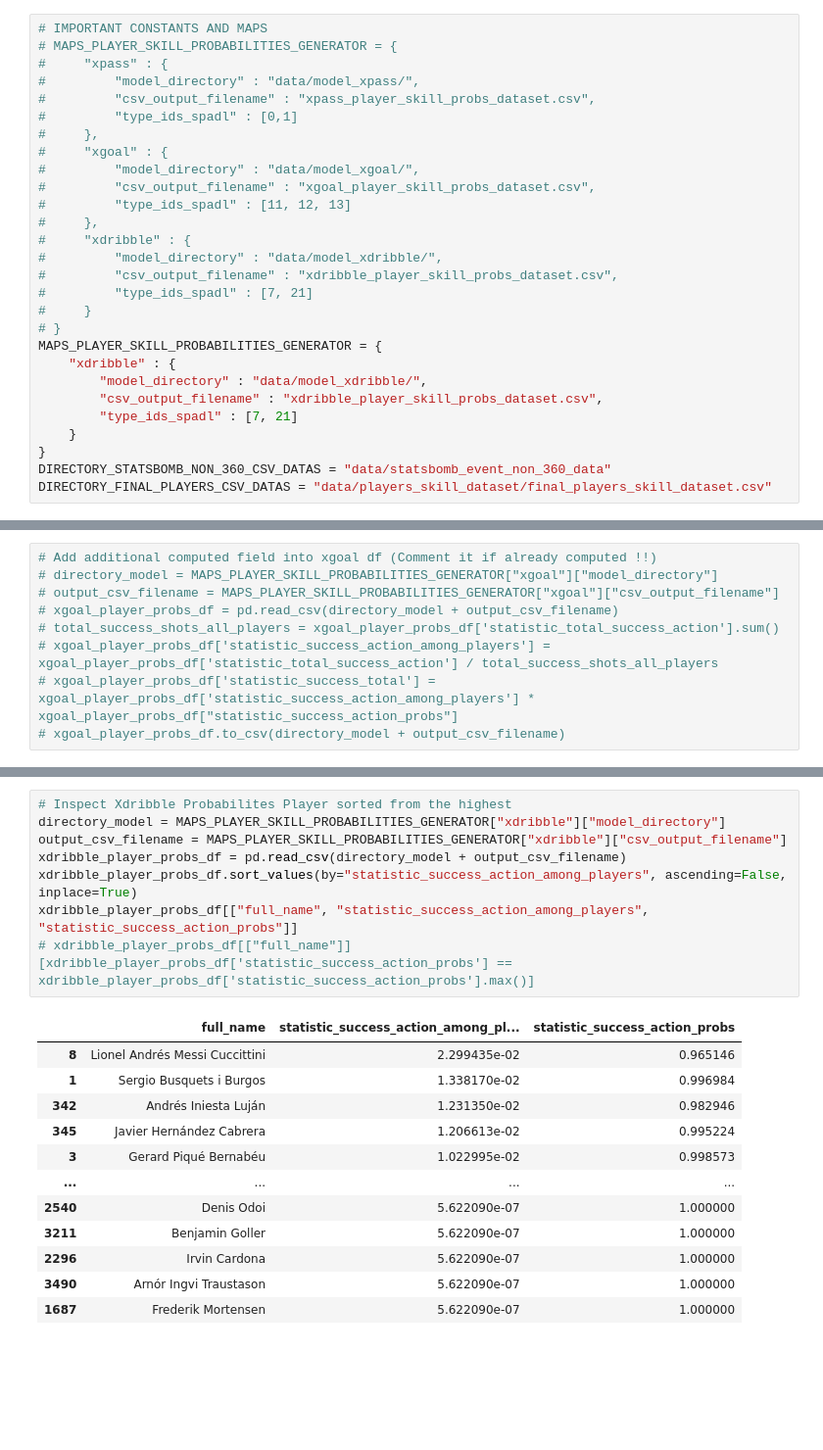
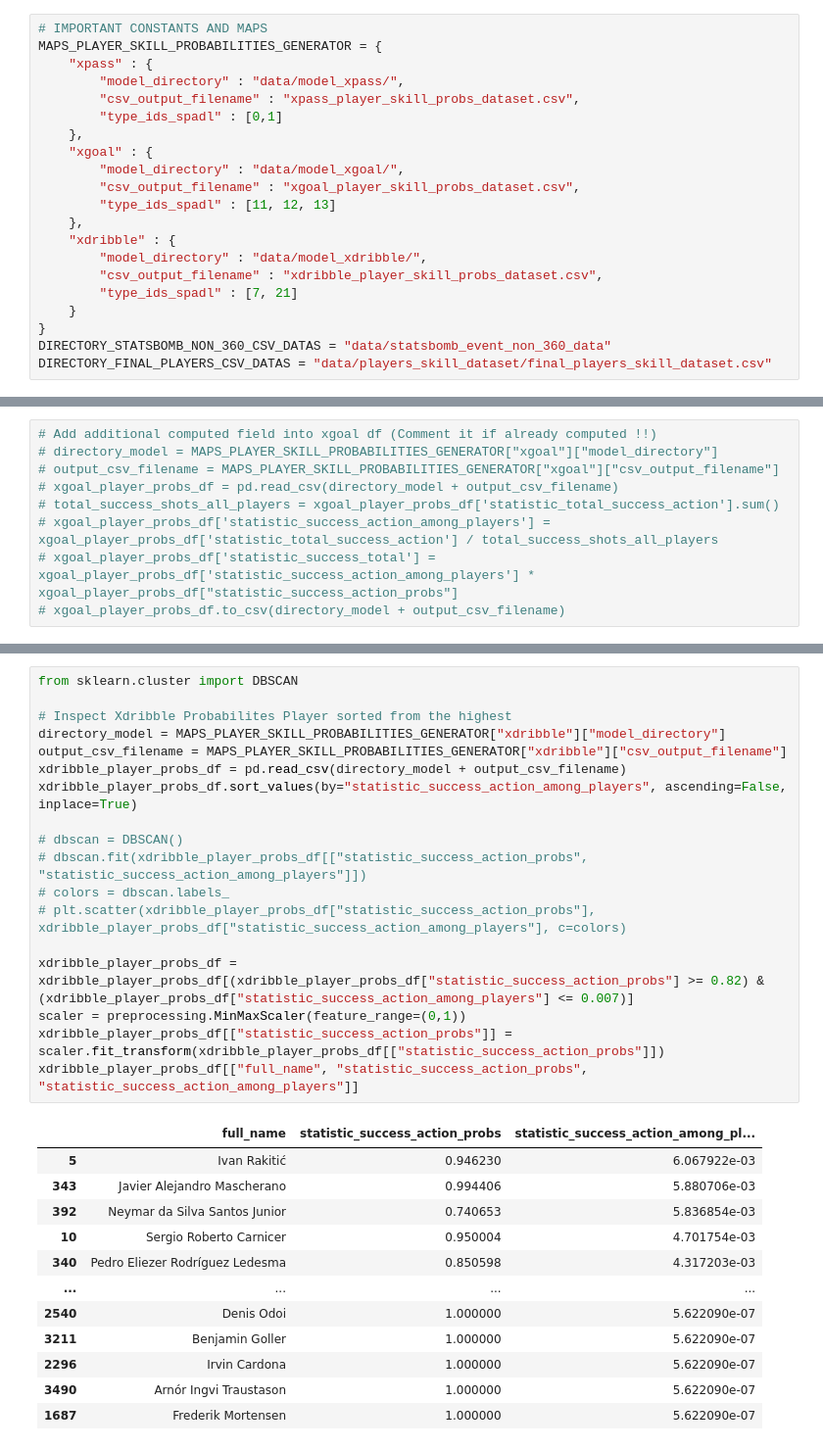
Before and after one commit to Steve23522016/vaep-base-code, a Jupyter notebook: notebooks/player_skill_probabilities_dataset_generator.ipynb, the cells around one changed output, grey strips where cells are left out. Shown at 98% size. Saved outputs shown, nothing was run; the diff lists cells and outputs as text; blank space fills up the shorter version.

```diff
--- a/notebooks/player_skill_probabilities_dataset_generator.ipynb
+++ b/notebooks/player_skill_probabilities_dataset_generator.ipynb
@@ -31,24 +31,17 @@ from sklearn.svm import LinearSVR, SVC
 from sklearn.linear_model import Lasso, LogisticRegression
 # %%
 # IMPORTANT CONSTANTS AND MAPS
-# MAPS_PLAYER_SKILL_PROBABILITIES_GENERATOR = {
-#     "xpass" : {
-#         "model_directory" : "data/model_xpass/",
-#         "csv_output_filename" : "xpass_player_skill_probs_dataset.csv",
-#         "type_ids_spadl" : [0,1]
-#     },
-#     "xgoal" : {
-#         "model_directory" : "data/model_xgoal/",
-#         "csv_output_filename" : "xgoal_player_skill_probs_dataset.csv",
-#         "type_ids_spadl" : [11, 12, 13]
-#     },
-#     "xdribble" : {
-#         "model_directory" : "data/model_xdribble/",
-#         "csv_output_filename" : "xdribble_player_skill_probs_dataset.csv",
-#         "type_ids_spadl" : [7, 21]
-#     }
-# }
 MAPS_PLAYER_SKILL_PROBABILITIES_GENERATOR = {
+    "xpass" : {
+        "model_directory" : "data/model_xpass/",
+        "csv_output_filename" : "xpass_player_skill_probs_dataset.csv",
+        "type_ids_spadl" : [0,1]
+    },
+    "xgoal" : {
+        "model_directory" : "data/model_xgoal/",
+        "csv_output_filename" : "xgoal_player_skill_probs_dataset.csv",
+        "type_ids_spadl" : [11, 12, 13]
+    },
     "xdribble" : {
         "model_directory" : "data/model_xdribble/",
         "csv_output_filename" : "xdribble_player_skill_probs_dataset.csv",
@@ -195,21 +238,31 @@ xdribble_player_probs_df.to_csv(directory_model + output_csv_filename)
 # %%
+from sklearn.cluster import DBSCAN
+
 # Inspect Xdribble Probabilites Player sorted from the highest
 directory_model = MAPS_PLAYER_SKILL_PROBABILITIES_GENERATOR["xdribble"]["model_directory"]
 output_csv_filename = MAPS_PLAYER_SKILL_PROBABILITIES_GENERATOR["xdribble"]["csv_output_filename"]
 xdribble_player_probs_df = pd.read_csv(directory_model + output_csv_filename)
 xdribble_player_probs_df.sort_values(by="statistic_success_action_among_players", ascending=False, inplace=True)
-xdribble_player_probs_df[["full_name", "statistic_success_action_among_players", "statistic_success_action_probs"]]
-# xdribble_player_probs_df[["full_name"]][xdribble_player_probs_df['statistic_success_action_probs'] == xdribble_player_probs_df['statistic_success_action_probs'].max()]
+
+# dbscan = DBSCAN()
+# dbscan.fit(xdribble_player_probs_df[["statistic_success_action_probs", "statistic_success_action_among_players"]])
+# colors = dbscan.labels_
+# plt.scatter(xdribble_player_probs_df["statistic_success_action_probs"], xdribble_player_probs_df["statistic_success_action_among_players"], c=colors)
+
+xdribble_player_probs_df = xdribble_player_probs_df[(xdribble_player_probs_df["statistic_success_action_probs"] >= 0.82) & (xdribble_player_probs_df["statistic_success_action_among_players"] <= 0.007)]
+scaler = preprocessing.MinMaxScaler(feature_range=(0,1))
+xdribble_player_probs_df[["statistic_success_action_probs"]] = scaler.fit_transform(xdribble_player_probs_df[["statistic_success_action_probs"]])
+xdribble_player_probs_df[["full_name", "statistic_success_action_probs", "statistic_success_action_among_players"]]
 # %% [output]
-|  | full_name | statistic_success_action_among_pl... | statistic_success_action_probs |
-| 8 | Lionel Andrés Messi Cuccittini | 2.299435e-02 | 0.965146 |
-| 1 | Sergio Busquets i Burgos | 1.338170e-02 | 0.996984 |
-| 342 | Andrés Iniesta Luján | 1.231350e-02 | 0.982946 |
-| 345 | Javier Hernández Cabrera | 1.206613e-02 | 0.995224 |
-| 3 | Gerard Piqué Bernabéu | 1.022995e-02 | 0.998573 |
+|  | full_name | statistic_success_action_probs | statistic_success_action_among_pl... |
+| 5 | Ivan Rakitić | 0.946230 | 6.067922e-03 |
+| 343 | Javier Alejandro Mascherano | 0.994406 | 5.880706e-03 |
+| 392 | Neymar da Silva Santos Junior | 0.740653 | 5.836854e-03 |
+| 10 | Sergio Roberto Carnicer | 0.950004 | 4.701754e-03 |
+| 340 | Pedro Eliezer Rodríguez Ledesma | 0.850598 | 4.317203e-03 |
 | ... | ... | ... | ... |
-| 2540 | Denis Odoi | 5.622090e-07 | 1.000000 |
-| 3211 | Benjamin Goller | 5.622090e-07 | 1.000000 |
-| 2296 | Irvin Cardona | 5.622090e-07 | 1.000000 |
-| 3490 | Arnór Ingvi Traustason | 5.622090e-07 | 1.000000 |
-| 1687 | Frederik Mortensen | 5.622090e-07 | 1.000000 |
+| 2540 | Denis Odoi | 1.000000 | 5.622090e-07 |
+| 3211 | Benjamin Goller | 1.000000 | 5.622090e-07 |
+| 2296 | Irvin Cardona | 1.000000 | 5.622090e-07 |
+| 3490 | Arnór Ingvi Traustason | 1.000000 | 5.622090e-07 |
+| 1687 | Frederik Mortensen | 1.000000 | 5.622090e-07 |
```
Also changed, not shown: parts of 5 cells of this notebook, 4 other files.
